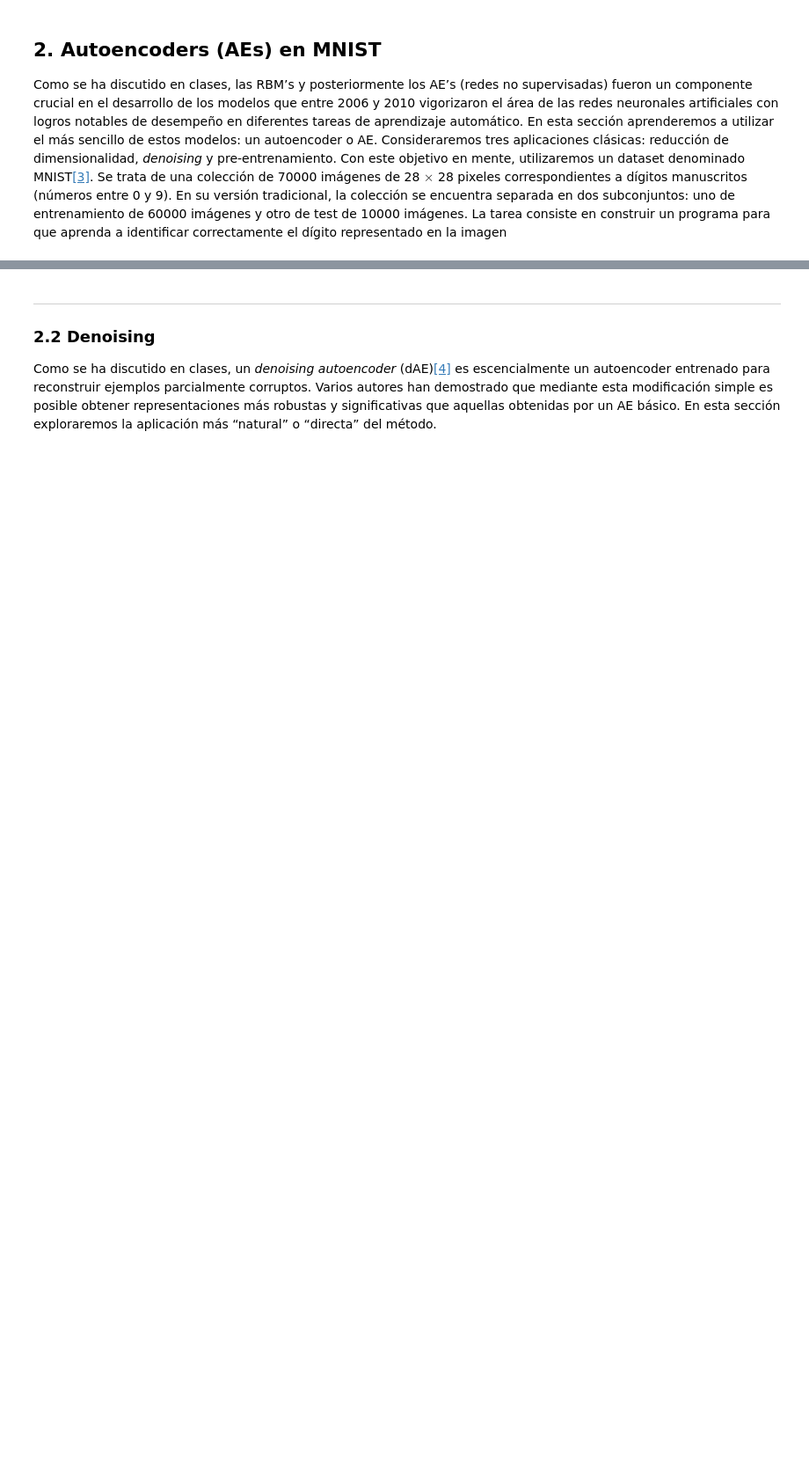
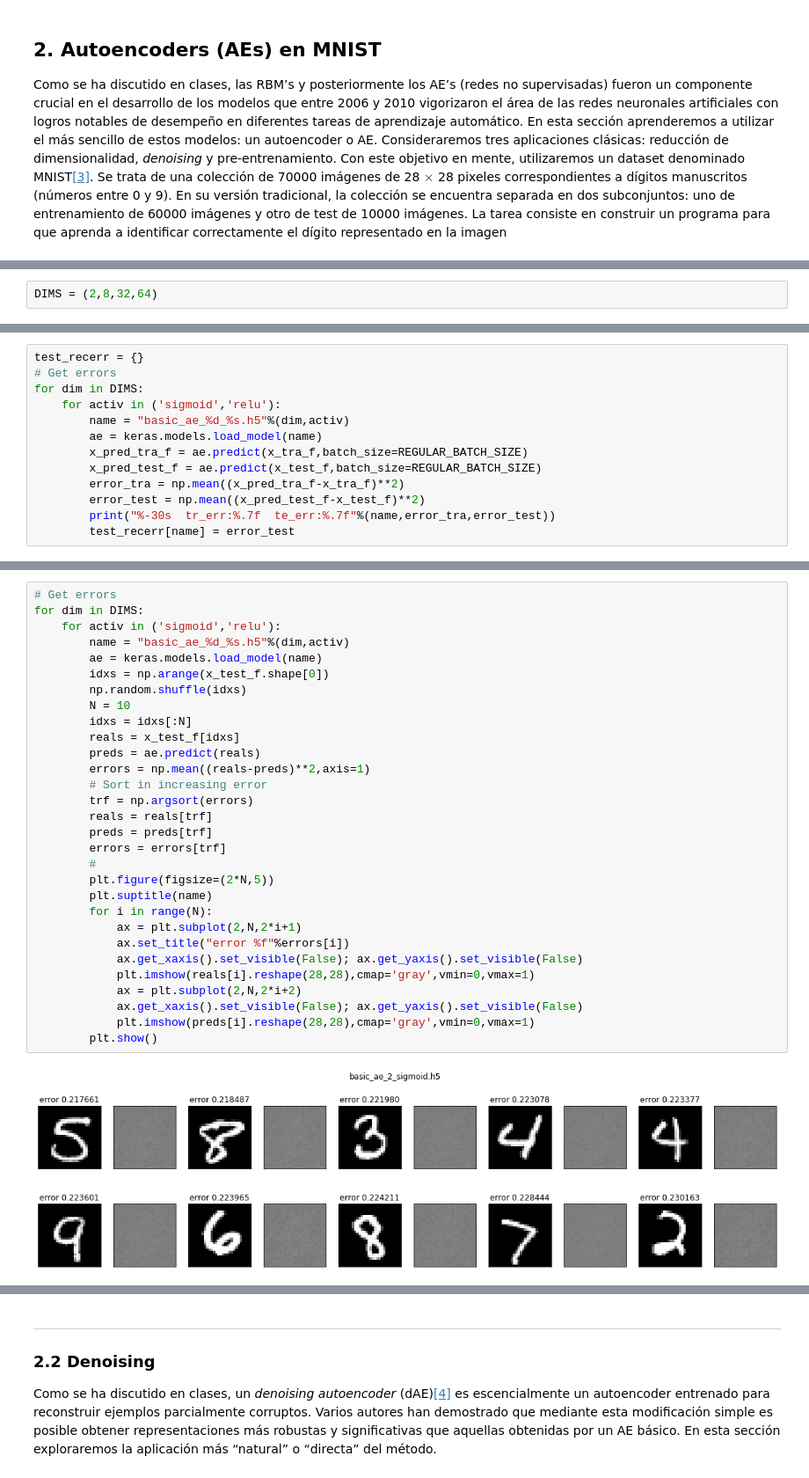
Before and after one commit to Autopawn/ann-tarea3, a Jupyter notebook: tarea3_parte2.ipynb, the cells around one changed output, grey strips where cells are left out. Shown at 88% size. Saved outputs shown, nothing was run; the diff lists cells and outputs as text; blank space fills up the shorter version.

```diff
--- a/tarea3_parte2.ipynb
+++ b/tarea3_parte2.ipynb
@@ -50,0 +100,2 @@ autoencoder.save('basic_autoencoder_768x32.h5')
+# %%
+DIMS = (2,8,32,64)
@@ -50,0 +133,13 @@ autoencoder.save('basic_autoencoder_768x32.h5')
+# %%
+test_recerr = {}
+# Get errors
+for dim in DIMS:
+    for activ in ('sigmoid','relu'):
+        name = "basic_ae_%d_%s.h5"%(dim,activ)
+        ae = keras.models.load_model(name)
+        x_pred_tra_f = ae.predict(x_tra_f,batch_size=REGULAR_BATCH_SIZE)
+        x_pred_test_f = ae.predict(x_test_f,batch_size=REGULAR_BATCH_SIZE)
+        error_tra = np.mean((x_pred_tra_f-x_tra_f)**2)
+        error_test = np.mean((x_pred_test_f-x_test_f)**2)
+        print("%-30s  tr_err:%.7f  te_err:%.7f"%(name,error_tra,error_test))
+        test_recerr[name] = error_test
@@ -75,0 +159,32 @@ plt.show()
+# %%
+# Get errors
+for dim in DIMS:
+    for activ in ('sigmoid','relu'):
+        name = "basic_ae_%d_%s.h5"%(dim,activ)
+        ae = keras.models.load_model(name)
+        idxs = np.arange(x_test_f.shape[0])
+        np.random.shuffle(idxs)
+        N = 10
+        idxs = idxs[:N]
+        reals = x_test_f[idxs]
+        preds = ae.predict(reals)
+        errors = np.mean((reals-preds)**2,axis=1)
+        # Sort in increasing error
+        trf = np.argsort(errors)
+        reals = reals[trf]
+        preds = preds[trf]
+        errors = errors[trf]
+        #
+        plt.figure(figsize=(2*N,5))
+        plt.suptitle(name)
+        for i in range(N):
+            ax = plt.subplot(2,N,2*i+1)
+            ax.set_title("error %f"%errors[i])
+            ax.get_xaxis().set_visible(False); ax.get_yaxis().set_visible(False)
+            plt.imshow(reals[i].reshape(28,28),cmap='gray',vmin=0,vmax=1)
+            ax = plt.subplot(2,N,2*i+2)
+            ax.get_xaxis().set_visible(False); ax.get_yaxis().set_visible(False)
+            plt.imshow(preds[i].reshape(28,28),cmap='gray',vmin=0,vmax=1)
+        plt.show()
+# %% [output]
+[figure, added]
```
Also changed, not shown: parts of 40 cells of this notebook, 1 other file.
